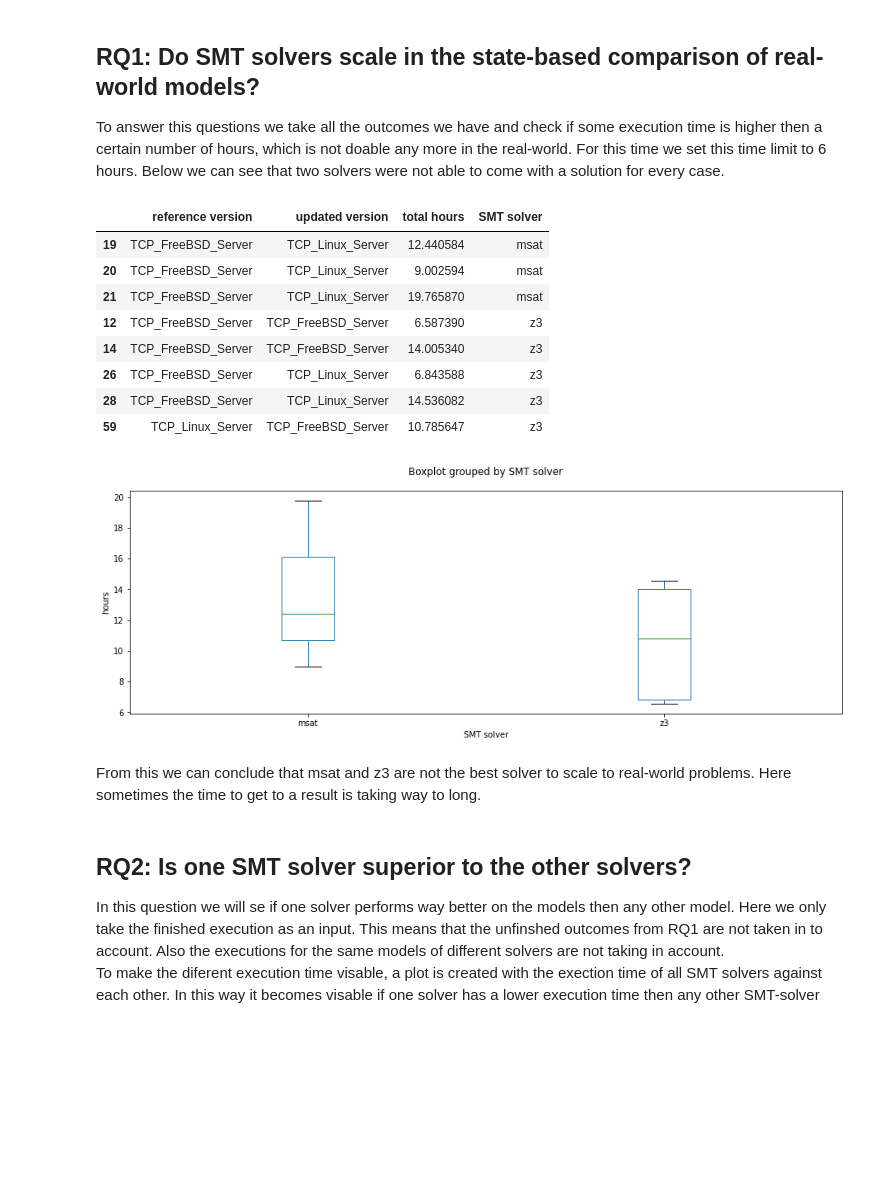
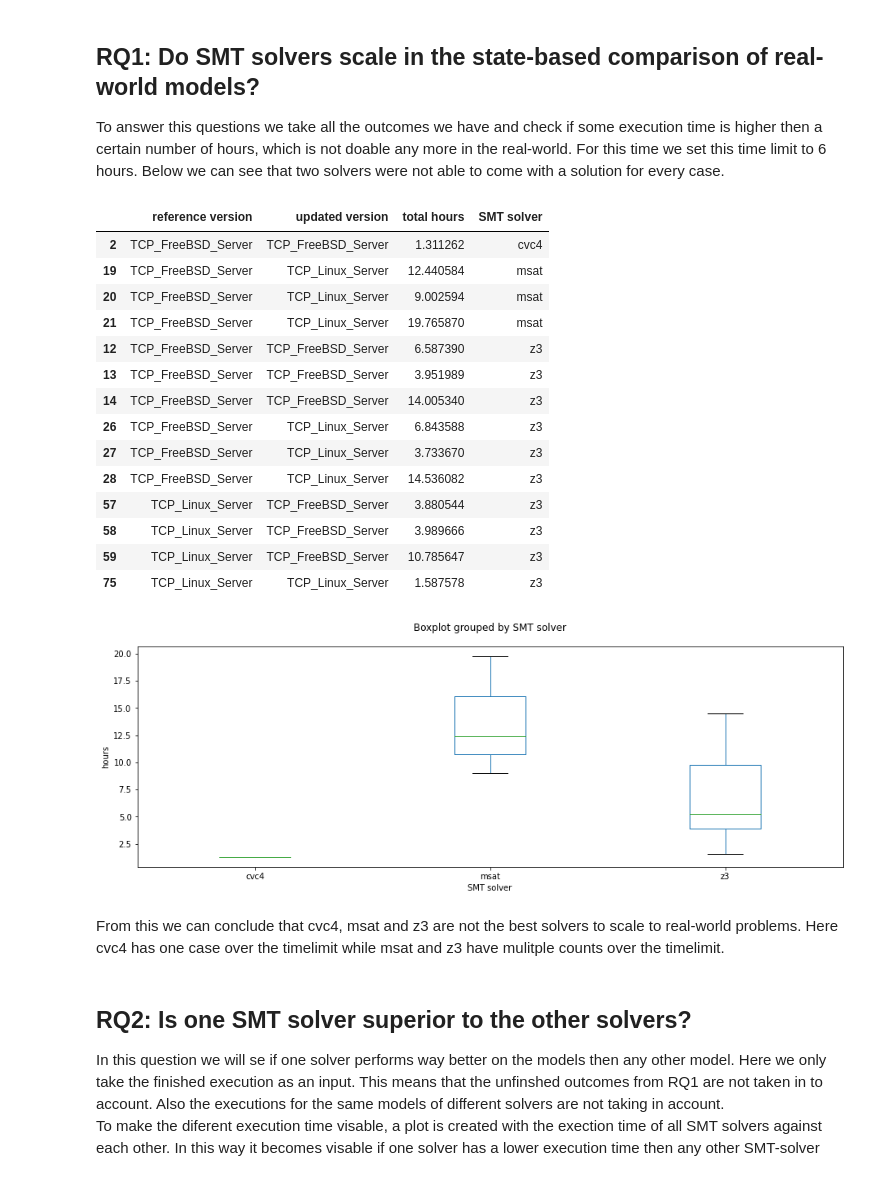
Before and after one commit to GianniM123/ResearchInternship, a Jupyter notebook: statistics/statistics.ipynb, the cells around one changed output. Saved outputs shown, nothing was run; the diff lists cells and outputs as text; code cells hidden in the pictures; blank space fills up the shorter version.

```diff
--- a/statistics/statistics.ipynb
+++ b/statistics/statistics.ipynb
@@ -45,31 +46,37 @@ big_dataframe = pandas.concat([openssl_dataframe, ssh_dataframe, tcp_dataframe],
 
 To answer this questions we take all the outcomes we have and check if some execution time is higher then a certain number of hours, which is not doable any more in the real-world. For this time we set this time limit to 6 hours. Below we can see that two solvers were not able to come with a solution for every case.
 # %%
-finish_time = datetime.timedelta(hours=6)
+finish_time = datetime.timedelta(hours=1)
 
 unfinshed = big_dataframe[(big_dataframe['incoming time'] + big_dataframe['outgoing time']) >= finish_time.total_seconds()]
 unfinshed.insert(2, "total hours", [ (i+j)/3600 for i,j in zip(unfinshed['incoming time'], unfinshed['outgoing time'])])
 unfinshed = unfinshed[['reference version', 'updated version', 'total hours', 'SMT solver']]
 
 display(unfinshed.sort_values('SMT solver'))
 axs = unfinshed.boxplot(by='SMT solver', grid=False, figsize=(15,5))
 axs.set_ylabel("hours")
 axs.set_xlabel("SMT solver")
 axs.set_title("")
 None
 # %% [output]
 |  | reference version | updated version | total hours | SMT solver |
+| 2 | TCP_FreeBSD_Server | TCP_FreeBSD_Server | 1.311262 | cvc4 |
 | 19 | TCP_FreeBSD_Server | TCP_Linux_Server | 12.440584 | msat |
 | 20 | TCP_FreeBSD_Server | TCP_Linux_Server | 9.002594 | msat |
 | 21 | TCP_FreeBSD_Server | TCP_Linux_Server | 19.765870 | msat |
 | 12 | TCP_FreeBSD_Server | TCP_FreeBSD_Server | 6.587390 | z3 |
+| 13 | TCP_FreeBSD_Server | TCP_FreeBSD_Server | 3.951989 | z3 |
 | 14 | TCP_FreeBSD_Server | TCP_FreeBSD_Server | 14.005340 | z3 |
 | 26 | TCP_FreeBSD_Server | TCP_Linux_Server | 6.843588 | z3 |
+| 27 | TCP_FreeBSD_Server | TCP_Linux_Server | 3.733670 | z3 |
 | 28 | TCP_FreeBSD_Server | TCP_Linux_Server | 14.536082 | z3 |
+| 57 | TCP_Linux_Server | TCP_FreeBSD_Server | 3.880544 | z3 |
+| 58 | TCP_Linux_Server | TCP_FreeBSD_Server | 3.989666 | z3 |
 | 59 | TCP_Linux_Server | TCP_FreeBSD_Server | 10.785647 | z3 |
+| 75 | TCP_Linux_Server | TCP_Linux_Server | 1.587578 | z3 |
-[figure, old version]
+[figure, new version]
 # %% [markdown]
-From this we can conclude that msat and z3 are not the best solver to scale to real-world problems. Here sometimes the time to get to a result is taking way to long.
+From this we can conclude that cvc4, msat and z3 are not the best solvers to scale to real-world problems. Here cvc4 has one case over the timelimit while msat and z3 have mulitple counts over the timelimit.
 # %% [markdown]
 ## RQ2: Is one SMT solver superior to the other solvers?
 In this question we will se if one solver performs way better on the models then any other model. Here we only take the finished execution as an input. This means that the unfinshed outcomes from RQ1 are not taken in to account. Also the executions for the same models of different solvers are not taking in account.\
```
Also changed, not shown: parts of 3 cells of this notebook, 1 other file.
